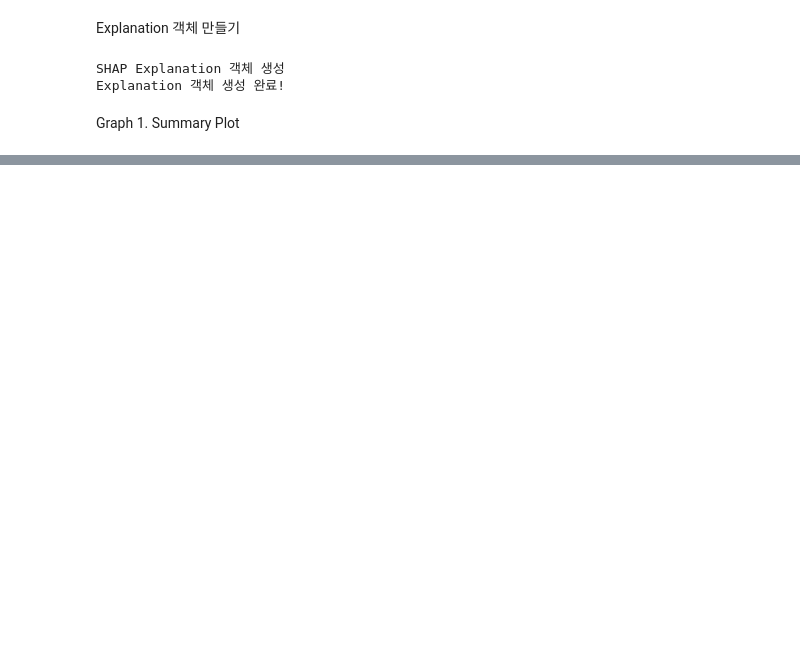
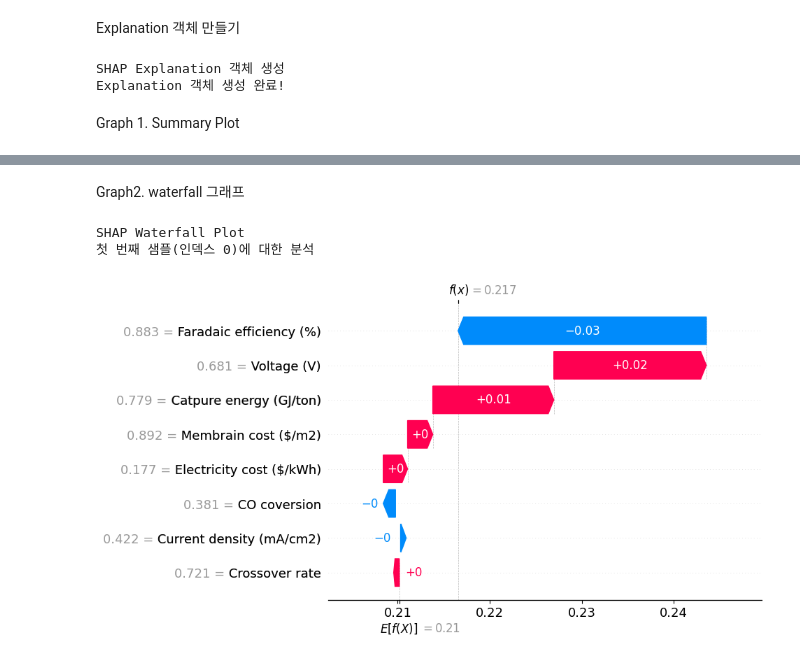
Before and after one commit to foodbanana/SHAP_XAI_project, a Jupyter notebook: CO2RR_SHAP_0807.ipynb, the cells around one changed output, grey strips where cells are left out. Saved outputs shown, nothing was run; the diff lists cells and outputs as text; code cells hidden in the pictures; blank space fills up the shorter version.

```diff
--- a/CO2RR_SHAP_0807.ipynb
+++ b/CO2RR_SHAP_0807.ipynb
@@ -689,0 +683,20 @@ plt.show()
+# %% [markdown]
+Graph2. waterfall 그래프
+# %%
+# Step 9-2. Waterfall Plot으로 특정 데이터 예측 과정 분석하기
+import shap
+import matplotlib.pyplot as plt
+
+print("SHAP Waterfall Plot")
+print("첫 번째 샘플(인덱스 0)에 대한 분석")  #[0]을 바꿔가면서 보기
+
+# shap_explanation_corrected 객체에서 첫 번째 샘플을 선택하여 waterfall plot을 그립니다.
+# 이 한 줄만으로도 복잡한 그래프가 그려집니다.
+shap.plots.waterfall(shap_explanation_corrected[0])   #[0]을 바꿔가면서 보기
+
+
+plt.show()
+# %% [output]
+SHAP Waterfall Plot
+첫 번째 샘플(인덱스 0)에 대한 분석
+[figure, added]
```
Also changed, not shown: parts of 11 cells of this notebook.
